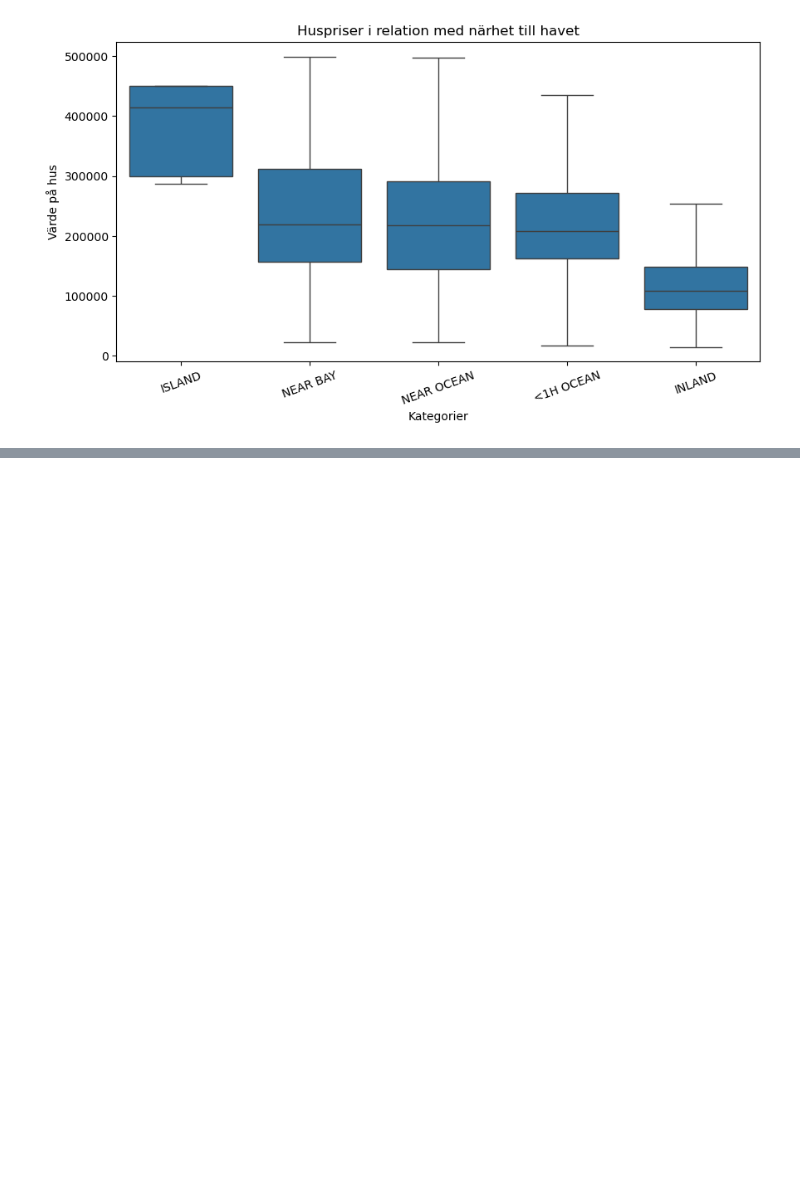
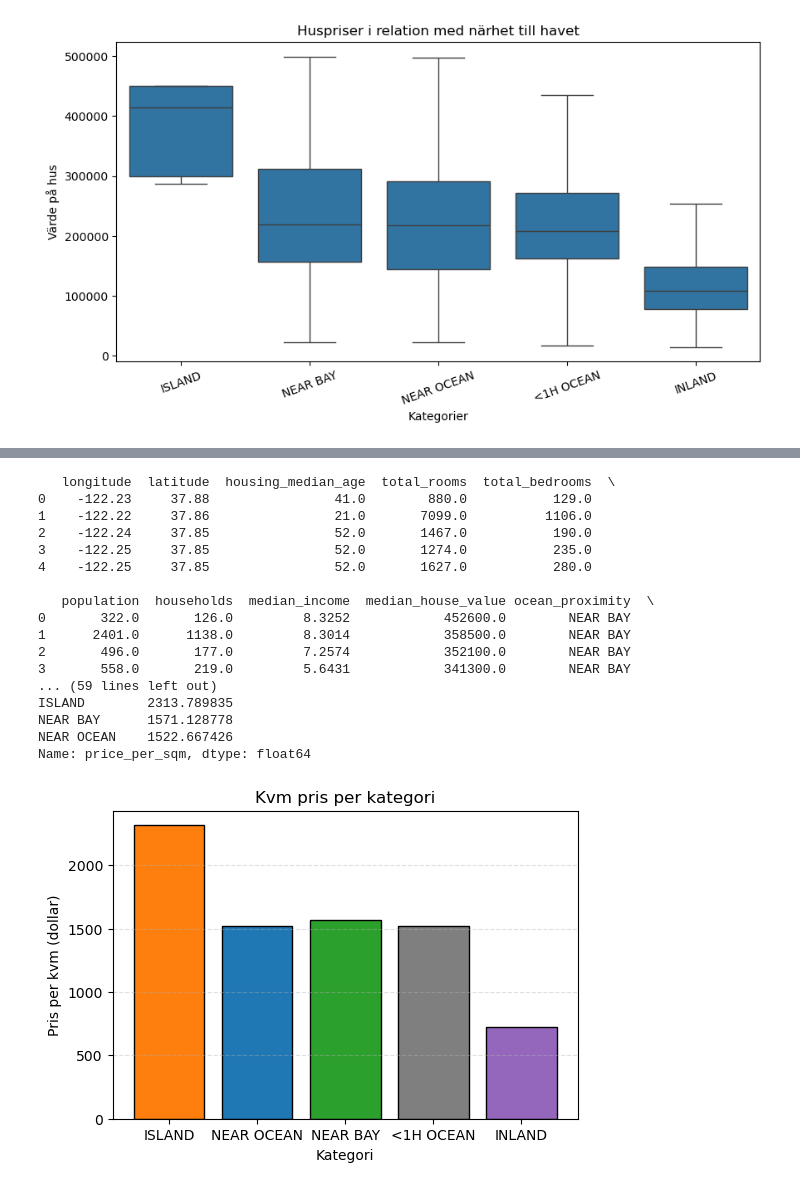
Before and after one commit to pejohans/python_and_ai, a Jupyter notebook: kunskapskontrol_3/EDA_housing.ipynb, the cells around one changed output, grey strips where cells are left out. Cells and saved outputs as stored; diff of their text form; code cells hidden in the pictures; blank space fills up the shorter version.

Commit message:
Added the last bits for kunsksapskontroll 3 and EDA anlysis. Also added the 3 questions that we should answer for kunskapskontroll 3

```diff
--- a/kunskapskontrol_3/EDA_housing.ipynb
+++ b/kunskapskontrol_3/EDA_housing.ipynb
@@ -174,8 +205,8 @@ houses.hist(figsize=(10,10), bins=30)
 
 #2:1. Kan vi se något samband mellan inkomst och huspriser?
 
-#Filter out extreme values that are not representative
-filtered_houses = houses[houses['median_house_value'] < 500000]
+#Filter out extreme values that are not representative and make it copy so we can write to it later.
+filtered_houses = houses[houses['median_house_value'] < 500000].copy()
 
 #Filter out extreme values 1-99 percentile
 p_low, p_high = np.percentile(filtered_houses['population'], [1, 99])
@@ -376,0 +399,74 @@ See the caveats in the documentation: https://pandas.pydata.org/pandas-docs/stab
+# %%
+#2:5. Vad kan kvm priset vara för en viss region?
+#Notering: Här behöver vi komplettera vår nuvarande housing data med priser i regionen.
+# Vidare har vi inga kvm ytor att jämföra med men man skulle kunna göra en uppskattning
+# baserat på antal rum, närhet till havet. Vad kostar t ex en typisk 1, 2 eller 3-rummare
+# i ett visst område?
+
+#Fetch som sample data in order to search for API's which could help us out with square meter prices
+print(filtered_houses.head())
+print(filtered_houses.tail())
+
+#In lack of external data source and how big the houses actually are I made an educated guess of room
+#sizes and also added things like bathroom, kitchen etc so that for instance a 2 roomer will be 60 square meters which
+#is not unreasonable
+estimated_square_meters_room = 30
+
+filtered_houses['rooms_per_household'] = filtered_houses['total_rooms'] / filtered_houses['households']
+filtered_houses['estimated_area_sqm'] = filtered_houses['rooms_per_household'] * estimated_square_meters_room
+filtered_houses['price_per_sqm'] = filtered_houses['median_house_value'] / filtered_houses['estimated_area_sqm']
+
+price_by_category = filtered_houses.groupby('ocean_proximity')['price_per_sqm'].mean()
+print(f'Kvadratmeterpris per kategori: {price_by_category}')
+
+op_order = (filtered_houses.groupby('ocean_proximity')['price_per_sqm']
+         .median()
+         .sort_values(ascending=False)
+         .index.tolist())
+
+heights = price_by_category.reindex(op_order)
+
+color_map = {
+    'ISLAND':      '#ff7f0e',
+    'NEAR OCEAN':  '#1f77b4',
+    'NEAR BAY':    '#2ca02c',
+    'INLAND':      '#9467bd',
+}
+colors = [color_map.get(cat, '#7f7f7f') for cat in op_order]
+
+
+fig, ax = plt.subplots(figsize=(6,4))
+ax.bar(op_order, heights, color=colors, edgecolor='black', linewidth=1.0)
+ax.set_title('Kvm pris per kategori')
+ax.set_xlabel("Kategori")
+ax.set_ylabel("Pris per kvm (dollar)")
+ax.grid(axis="y", linestyle="--", alpha=0.4) #Lägg till linjer för att kunna tyda stapeldiagrammet lättare
+
+#conclusion: So, as we have seen before, the square meter prices are higher on Islands and near the ocean.
+#Maybe this analysis with square meter based on no. of rooms is not the best approach and maybe it
+#is enough by looking at the house value and ocean proximity. We come to the same conclusion.
+#What I wanted to see though is how we can drill down deeper into the data and discover
+#a bit more how you can connect datasources outside your data set. I tried it with some additional
+#libraries like requests, geopandas and contextily to fetch data and visualize a map.
+#I got some issues with these services not responding so it needed more digging. For this
+#assignment I think it was a bit overkill. However, I think it gave me some more insights on
+#how to work with these libraries later on.
+# %% [output]
+   longitude  latitude  housing_median_age  total_rooms  total_bedrooms  \
+0    -122.23     37.88                41.0        880.0           129.0
+1    -122.22     37.86                21.0       7099.0          1106.0
+2    -122.24     37.85                52.0       1467.0           190.0
+3    -122.25     37.85                52.0       1274.0           235.0
+4    -122.25     37.85                52.0       1627.0           280.0
+
+   population  households  median_income  median_house_value ocean_proximity  \
+0       322.0       126.0         8.3252            452600.0        NEAR BAY
+1      2401.0      1138.0         8.3014            358500.0        NEAR BAY
+2       496.0       177.0         7.2574            352100.0        NEAR BAY
+3       558.0       219.0         5.6431            341300.0        NEAR BAY
+... (59 lines left out)
+ISLAND        2313.789835
+NEAR BAY      1571.128778
+NEAR OCEAN    1522.667426
+Name: price_per_sqm, dtype: float64
+[figure, added]
```
Also changed, not shown: parts of 5 cells of this notebook.
